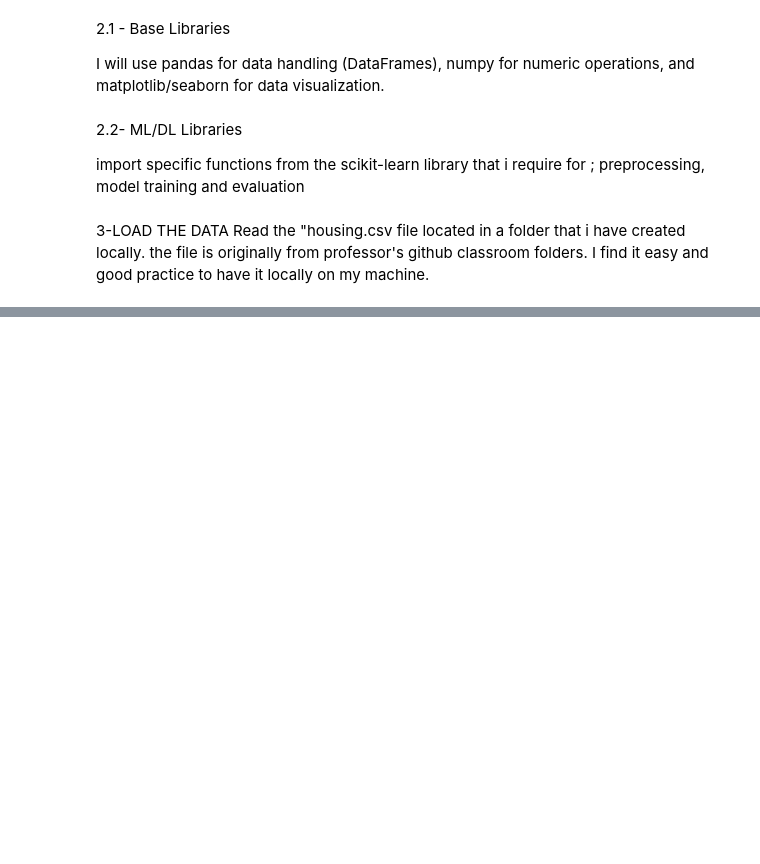
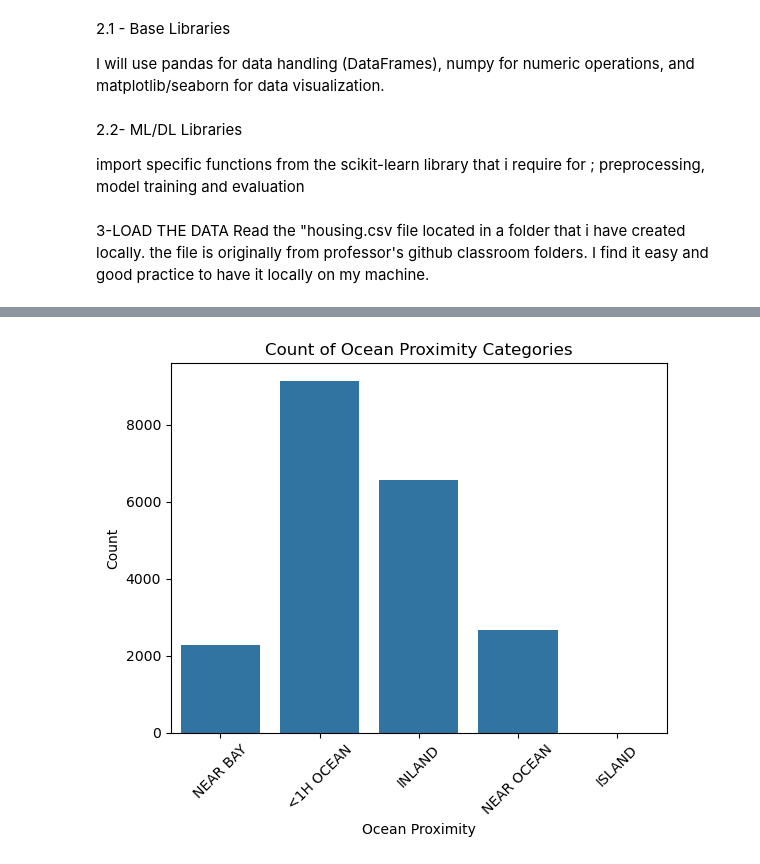
Before and after one commit to brianorina/class202505, a Jupyter notebook: EX1HousingBrian.ipynb, the cells around one changed output, grey strips where cells are left out. Saved outputs shown, nothing was run; the diff lists cells and outputs as text; code cells hidden in the pictures; blank space fills up the shorter version.

```diff
--- a/EX1HousingBrian.ipynb
+++ b/EX1HousingBrian.ipynb
@@ -24,0 +140,9 @@ FileNotFoundError: [Errno 2] No such file or directory: 'housing.csv'
+# %%
+sns.countplot(x='ocean_proximity', data=data)
+plt.title('Count of Ocean Proximity Categories')
+plt.xlabel('Ocean Proximity')
+plt.ylabel('Count')
+plt.xticks(rotation=45)
+plt.show()
+# %% [output]
+[figure, added]
```
Also changed, not shown: parts of 60 cells of this notebook.
